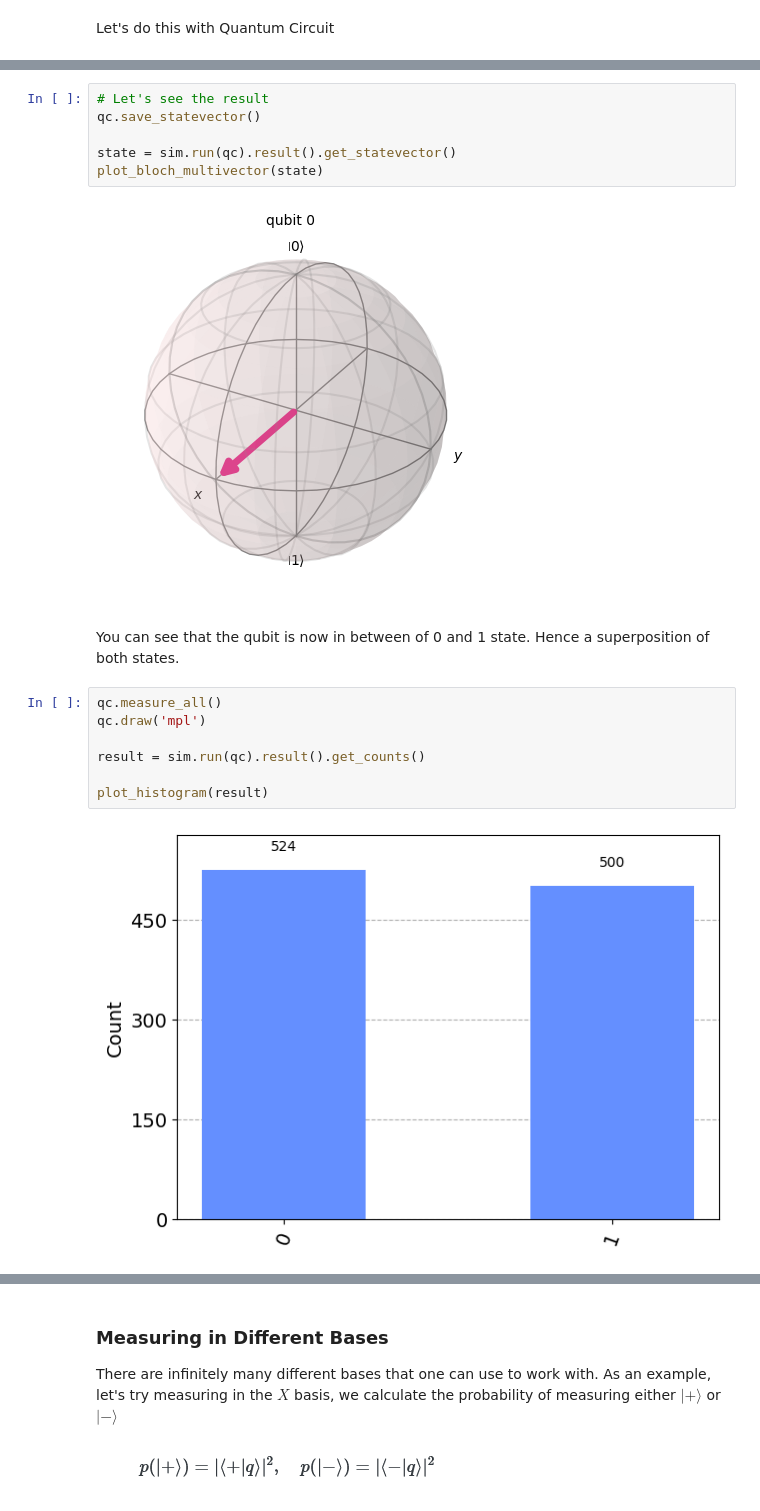
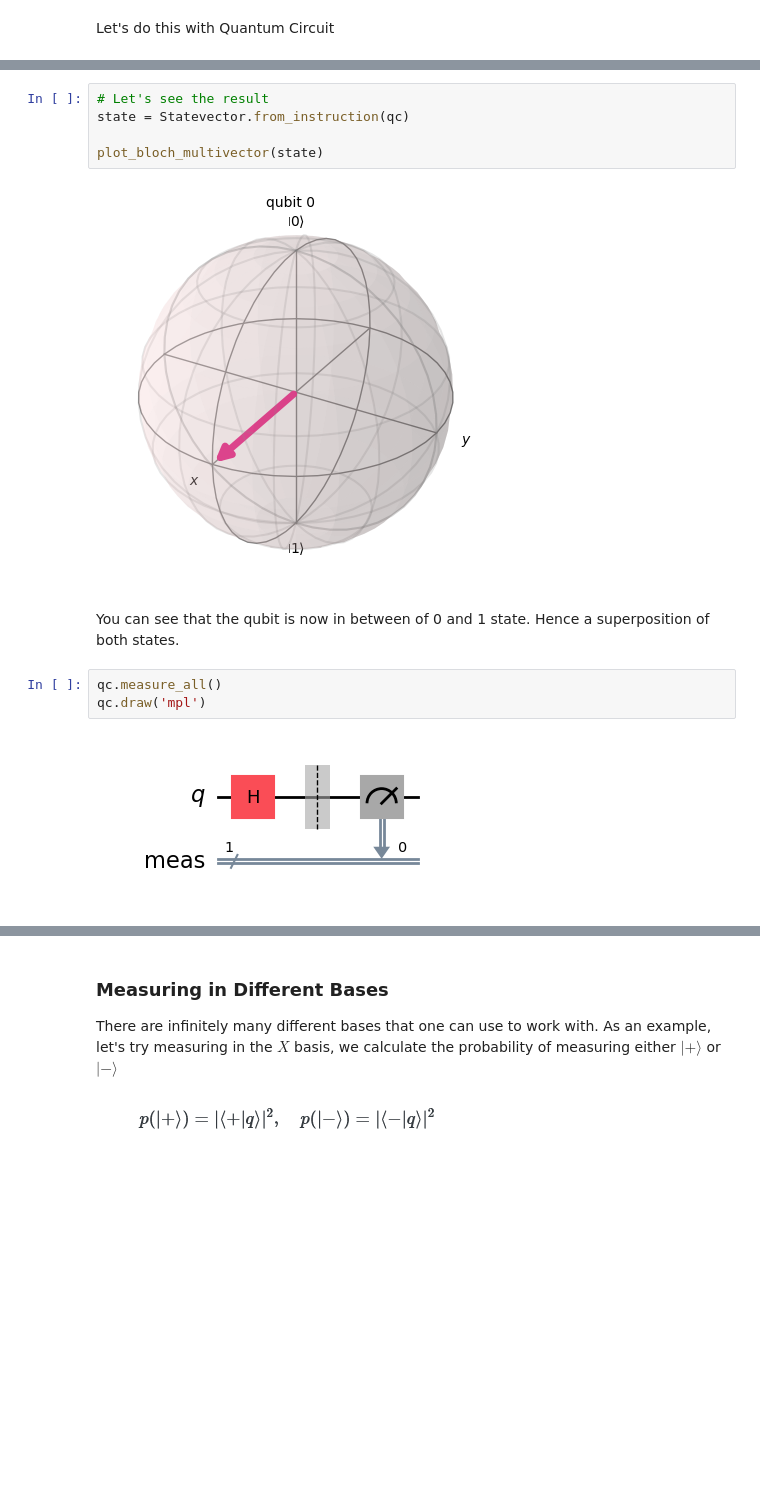
Before and after one commit to MonitSharma/Learn-Quantum-Computing-with-Qiskit, a Jupyter notebook: Single_Qubit_Gates.ipynb, the cells around one changed output, grey strips where cells are left out. Saved outputs shown, nothing was run; the diff lists cells and outputs as text; blank space fills up the shorter version.

```diff
--- a/Single_Qubit_Gates.ipynb
+++ b/Single_Qubit_Gates.ipynb
@@ -352,19 +349,14 @@ qc.draw('mpl')
 # %%
 # Let's see the result
-qc.save_statevector()
+state = Statevector.from_instruction(qc)
 
-state = sim.run(qc).result().get_statevector()
 plot_bloch_multivector(state)
 # %% [output]
-[figure, old version]
+[figure, new version]
 # %% [markdown]
 You can see that the qubit is now in between of 0 and 1 state. Hence a superposition of both states.
 # %%
 qc.measure_all()
 qc.draw('mpl')
-
-result = sim.run(qc).result().get_counts()
-
-plot_histogram(result)
 # %% [output]
-[figure, old version]
+[figure, new version]
```
Also changed, not shown: parts of 51 cells of this notebook, 16 other files.
